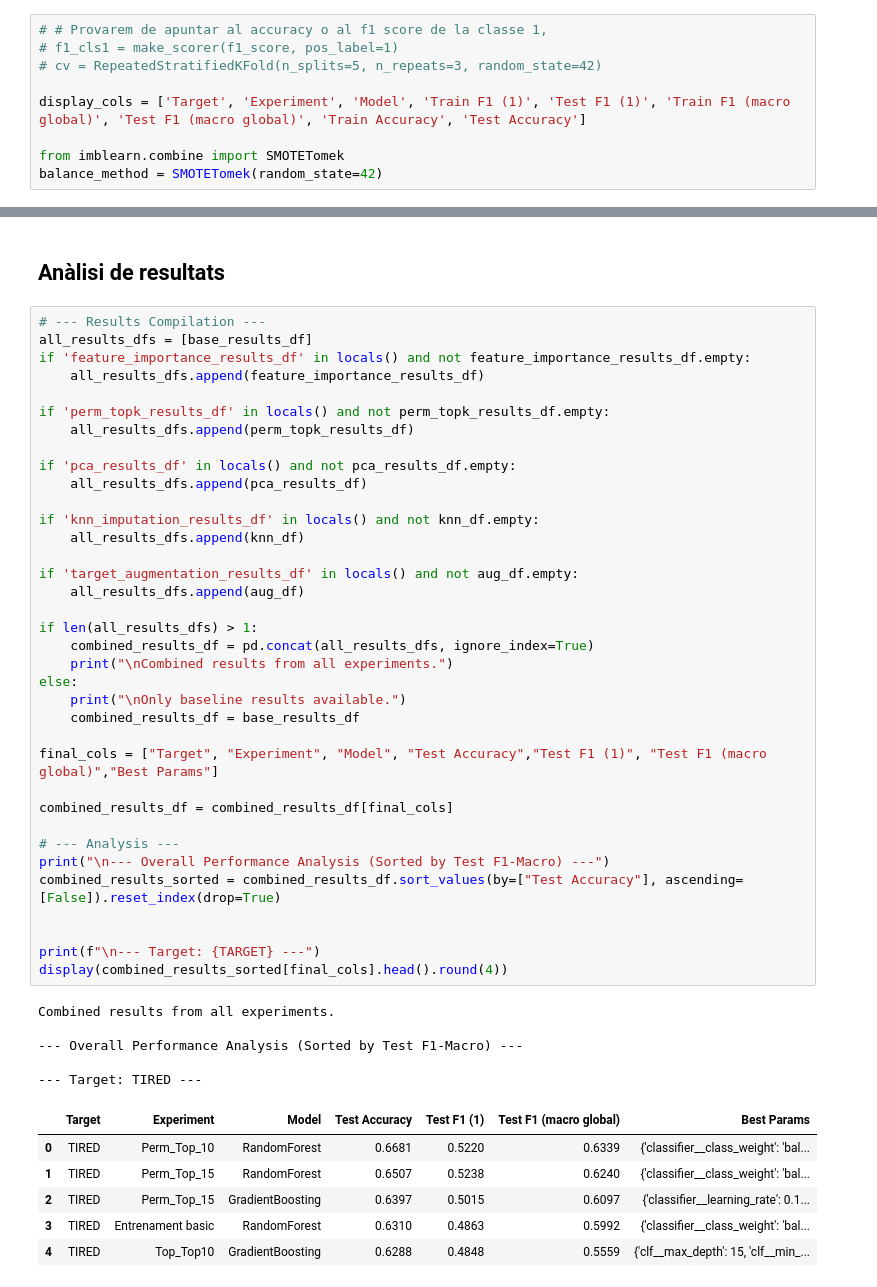
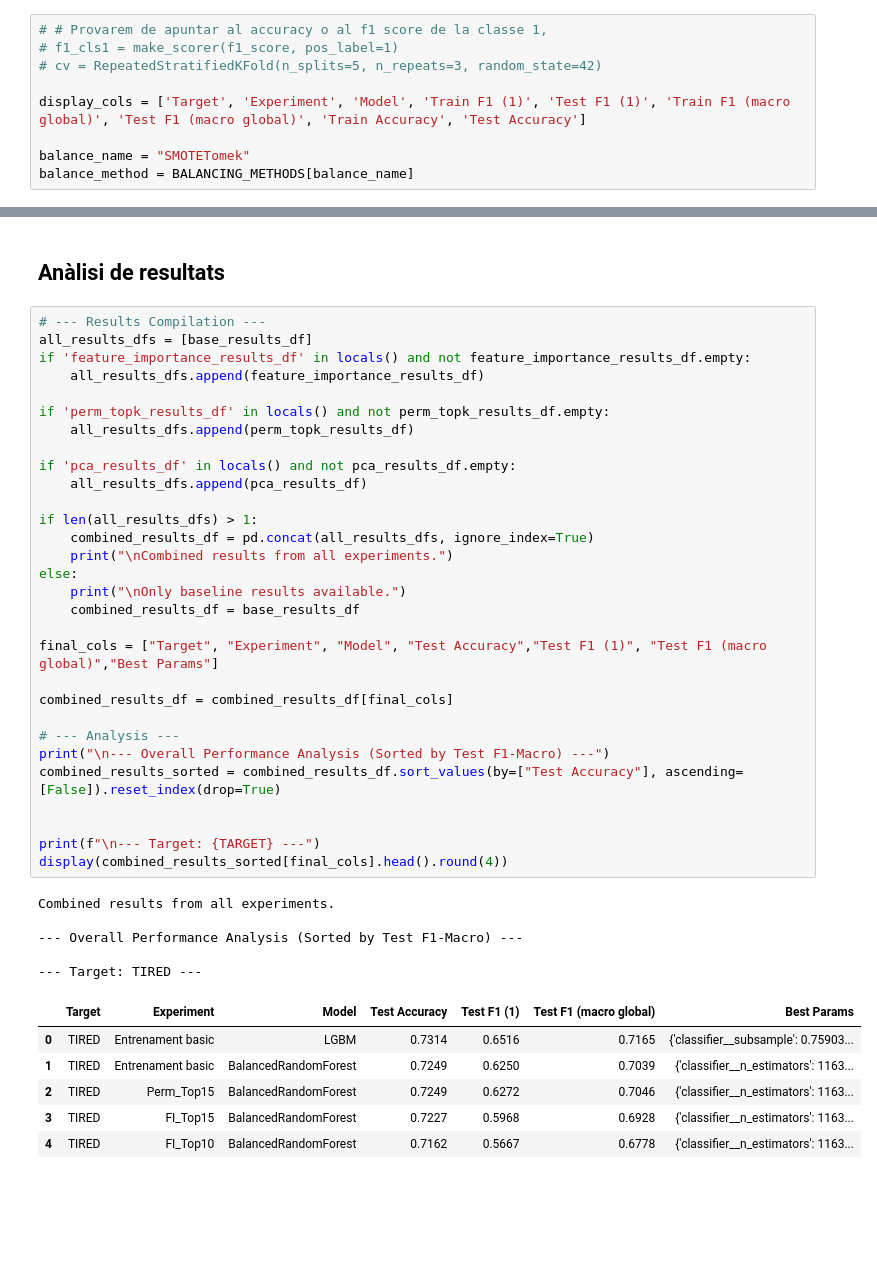
Before and after one commit to RogerDuran808/AI-Health-Assistant, a Jupyter notebook: notebooks/03_LifeSnaps_Preprocessing_Experiments.ipynb, the cells around one changed output, grey strips where cells are left out. Cells and saved outputs as stored; diff of their text form; blank space fills up the shorter version.

```diff
--- a/notebooks/03_LifeSnaps_Preprocessing_Experiments.ipynb
+++ b/notebooks/03_LifeSnaps_Preprocessing_Experiments.ipynb
@@ -147,8 +146,8 @@ from ai_health_assistant.utils.model_config import get_classifier_config, PARAM_
 
 display_cols = ['Target', 'Experiment',	'Model', 'Train F1 (1)', 'Test F1 (1)',	'Train F1 (macro global)', 'Test F1 (macro global)', 'Train Accuracy', 'Test Accuracy']
 
-from imblearn.combine import SMOTETomek
-balance_method = SMOTETomek(random_state=42)
+balance_name = "SMOTETomek"
+balance_method = BALANCING_METHODS[balance_name]
 # %% [markdown]
 #### Filtre de prova amb alguns models
 # %%
@@ -932,44 +742,38 @@ if 'perm_topk_results_df' in locals() and not perm_topk_results_df.empty:
     all_results_dfs.append(perm_topk_results_df)
 
 if 'pca_results_df' in locals() and not pca_results_df.empty:
     all_results_dfs.append(pca_results_df)
-
-if 'knn_imputation_results_df' in locals() and not knn_df.empty:
-    all_results_dfs.append(knn_df)
-
-if 'target_augmentation_results_df' in locals() and not aug_df.empty:
-    all_results_dfs.append(aug_df)
 
 if len(all_results_dfs) > 1:
     combined_results_df = pd.concat(all_results_dfs, ignore_index=True)
     print("\nCombined results from all experiments.")
 else:
     print("\nOnly baseline results available.")
     combined_results_df = base_results_df
 
 final_cols = ["Target", "Experiment", "Model", "Test Accuracy","Test F1 (1)", "Test F1 (macro global)","Best Params"]
 
 combined_results_df = combined_results_df[final_cols]
 
 # --- Analysis ---
 print("\n--- Overall Performance Analysis (Sorted by Test F1-Macro) ---")
 combined_results_sorted = combined_results_df.sort_values(by=["Test Accuracy"], ascending=[False]).reset_index(drop=True)
 
 
 print(f"\n--- Target: {TARGET} ---")
 display(combined_results_sorted[final_cols].head().round(4))
 # %% [output]
 Combined results from all experiments.
 
 --- Overall Performance Analysis (Sorted by Test F1-Macro) ---
 
 --- Target: TIRED ---
 |  | Target | Experiment | Model | Test Accuracy | Test F1 (1) | Test F1 (macro global) | Best Params |
-| 0 | TIRED | Perm_Top_10 | RandomForest | 0.6681 | 0.5220 | 0.6339 | {'classifier__class_weight': 'bal... |
-| 1 | TIRED | Perm_Top_15 | RandomForest | 0.6507 | 0.5238 | 0.6240 | {'classifier__class_weight': 'bal... |
-| 2 | TIRED | Perm_Top_15 | GradientBoosting | 0.6397 | 0.5015 | 0.6097 | {'classifier__learning_rate': 0.1... |
-| 3 | TIRED | Entrenament basic | RandomForest | 0.6310 | 0.4863 | 0.5992 | {'classifier__class_weight': 'bal... |
-| 4 | TIRED | Top_Top10 | GradientBoosting | 0.6288 | 0.4848 | 0.5559 | {'clf__max_depth': 15, 'clf__min_... |
+| 0 | TIRED | Entrenament basic | LGBM | 0.7314 | 0.6516 | 0.7165 | {'classifier__subsample': 0.75903... |
+| 1 | TIRED | Entrenament basic | BalancedRandomForest | 0.7249 | 0.6250 | 0.7039 | {'classifier__n_estimators': 1163... |
+| 2 | TIRED | Perm_Top15 | BalancedRandomForest | 0.7249 | 0.6272 | 0.7046 | {'classifier__n_estimators': 1163... |
+| 3 | TIRED | FI_Top15 | BalancedRandomForest | 0.7227 | 0.5968 | 0.6928 | {'classifier__n_estimators': 1163... |
+| 4 | TIRED | FI_Top10 | BalancedRandomForest | 0.7162 | 0.5667 | 0.6778 | {'classifier__n_estimators': 1163... |
 # %%
 tired_top5 = combined_results_sorted.head(5)
 
```
Also changed, not shown: parts of 26 cells of this notebook, 6 other files.
